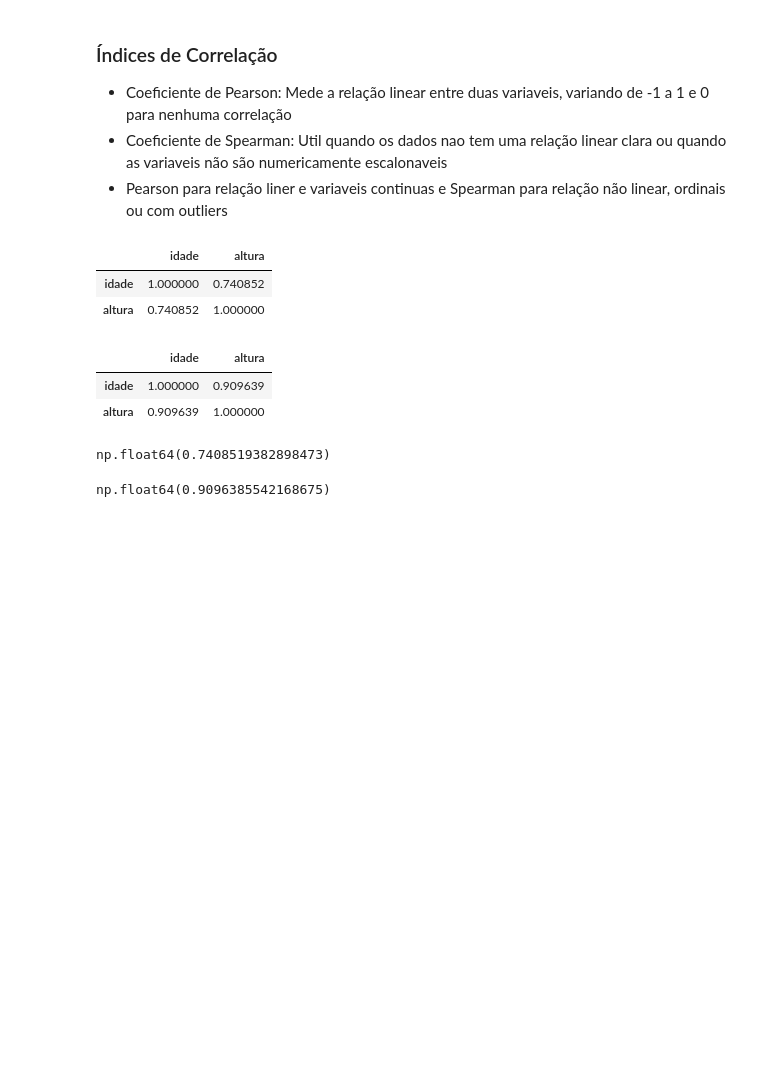
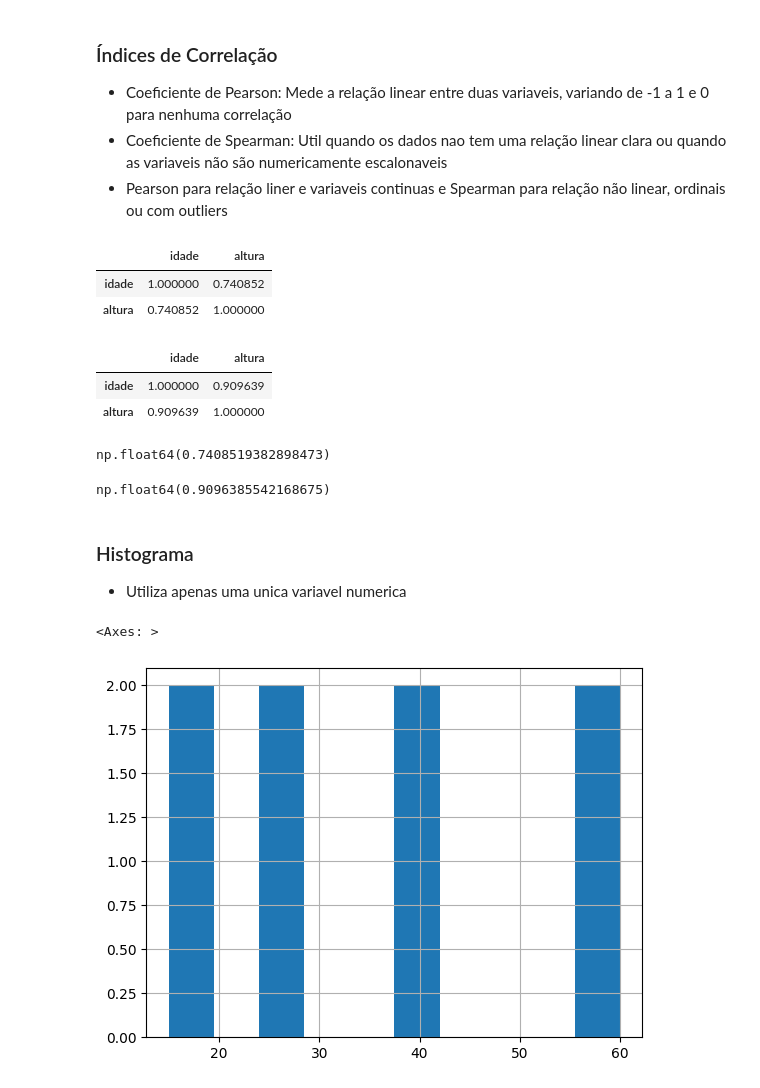
Before and after one commit to Pedro-Antonio-Dev/DataAnalysis, a Jupyter notebook: estatisticaAplicada/estatistica.ipynb, the cells around one changed output. Drawn from its saved outputs; the diff is of its cells as text; code cells hidden in the pictures; blank space fills up the shorter version.

Commit message:
feat: aplicando visualizacao de graficos no meu dataframe

```diff
--- a/estatisticaAplicada/estatistica.ipynb
+++ b/estatisticaAplicada/estatistica.ipynb
@@ -168,3 +168,11 @@ np.float64(0.7408519382898473)
 dataframe["idade"].corr(dataframe["altura"], method="spearman")
 # %% [output]
 np.float64(0.9096385542168675)
+# %% [markdown]
+### Histograma
+- Utiliza apenas uma unica variavel numerica
+# %%
+dataframe["idade"].hist()
+# %% [output]
+<Axes: >
+[figure, added]
```
Also changed, not shown: parts of 6 cells of this notebook.
